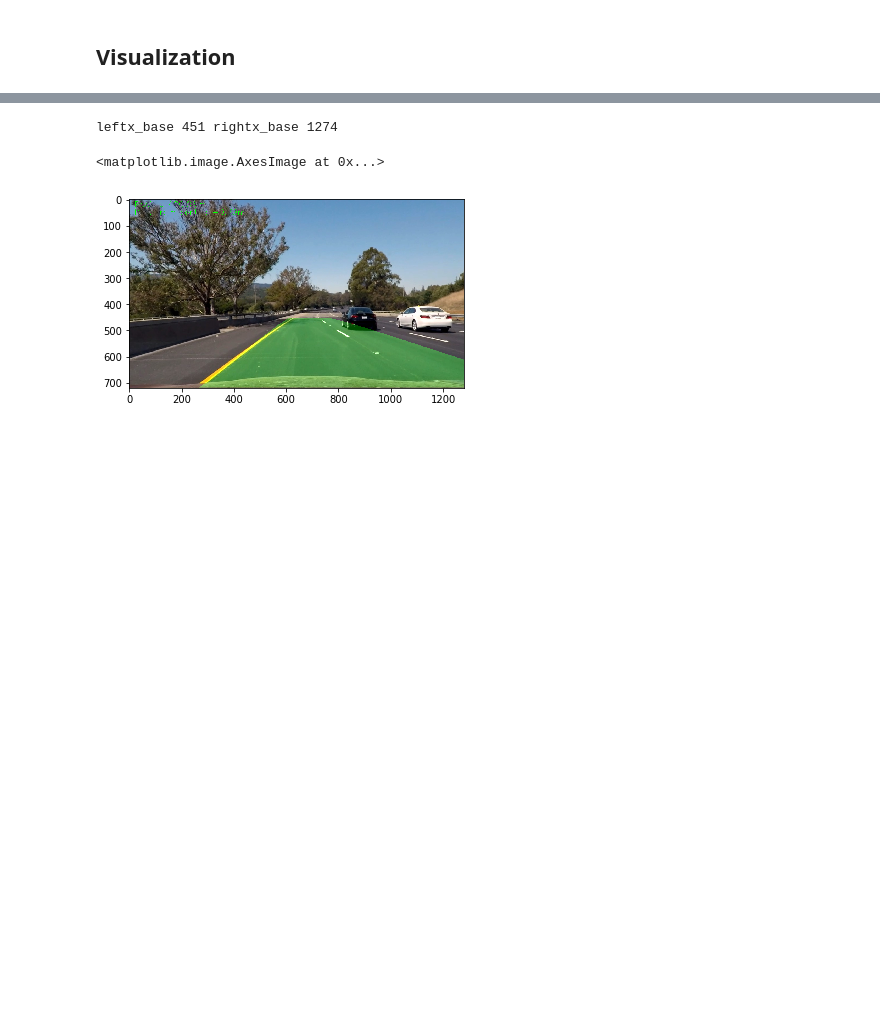
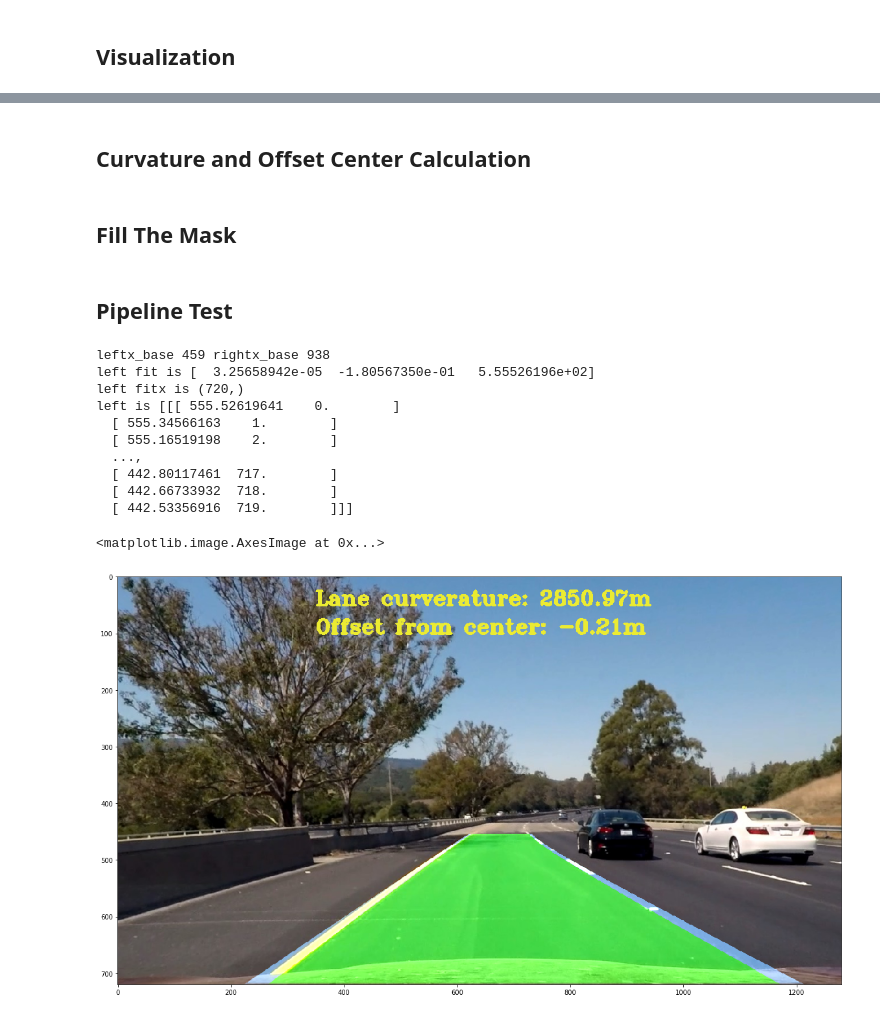
Before and after one commit to tx2016/Self-Driving_Car-Nanodegree-Projects, a Jupyter notebook: CarND-Advanced-Lane-Lines/Camera_Calibration & Interactive_Thresholding.ipynb, the cells around one changed output, grey strips where cells are left out. Drawn from its saved outputs; the diff is of its cells as text; code cells hidden in the pictures; blank space fills up the shorter version.

```diff
--- a/CarND-Advanced-Lane-Lines/Camera_Calibration & Interactive_Thresholding.ipynb
+++ b/CarND-Advanced-Lane-Lines/Camera_Calibration & Interactive_Thresholding.ipynb
@@ -217,0 +259,5 @@ interact(update, ksize=(1,31,2),
+# %%
+# Combine yellow and white mask
+image = mpimg.imread('test_images/test5.jpg')
+out_image = color_mask(image)
+plt.imshow(out_image,cmap='gray')
@@ -246,3 +269,13 @@ def thresh_pipeline(image, ksize=15, min_gradx=130, max_gradx=255, min_grady=130
+# %%
+def thresh_pipeline(image, ksize=15, min_mag=50, max_mag=220, min_dir=0.7, max_dir=1.20):
+    # Apply each of the thresholding functions
+
+    mag_binary = mag_thresh(image, sobel_kernel=ksize, mag_thresh=(min_mag,max_mag))
+    dir_binary = dir_threshold(image, sobel_kernel=ksize, thresh=(min_dir,max_dir))
+    white_yellow_binary = color_mask(image)
+    combined = np.zeros_like(mag_binary)
+    combined[((white_yellow_binary ==1) & ((dir_binary == 1) | (mag_binary == 1)))] = 1
+    return combined
 # %%
 images = glob.glob('test_images/*.jpg')
 plt.figure(figsize=(15,15))
@@ -461,3 +476,5 @@ leftx_base 458 rightx_base 944
+# %% [markdown]
+## Curvature and Offset Center Calculation
 # %%
 def calculate_curvature(ploty, left_fitx, right_fitx):
     y_eval = np.max(ploty)
@@ -483,6 +500,8 @@ def offset_center(left_fitx, right_fitx):
     center_x = 0.5*(left_x + right_x)
     offset_x = (1280/2 - center_x) * xm_per_pix
     return offset_x
+# %% [markdown]
+## Fill The Mask
 # %%
 def add_line_mask(warped, ploty, left_fitx, right_fitx):
     # Create an image to draw the lines on
@@ -494,32 +513,49 @@ def add_line_mask(warped, ploty, left_fitx, right_fitx):
     pts_right = np.array([np.flipud(np.transpose(np.vstack([right_fitx, ploty])))])
     pts = np.hstack((pts_left, pts_right))
 
+
+    print('left is', pts_left)
     # Draw the lane onto the warped blank image
     cv2.fillPoly(color_warp, np.int_([pts]), (0,255, 0))
+    cv2.polylines(color_warp, np.int_([pts_left]), False, (83, 173, 252), 20)
+    cv2.polylines(color_warp, np.int_([pts_right]), False, (83, 173, 252), 20)
     return color_warp
+# %% [markdown]
+## Pipeline Test
 # %%
 image = mpimg.imread('test_images/test6.jpg')
 img_undist = undistort(image)
 img_binary = thresh_pipeline(img_undist)
 top_down, Minv = perspective_transform(img_binary)
 left_fit, right_fit, test_img = detect_lines(binary_warped)
+print('left fit is', left_fit)
 
 ploty = np.linspace(0, 719, 720)
 left_fitx = left_fit[0]*ploty**2 + left_fit[1]*ploty + left_fit[2]
 right_fitx = right_fit[0]*ploty**2 + right_fit[1]*ploty + right_fit[2]
-
+print('left fitx is', left_fitx.shape)
 
 curverature = calculate_curvature(ploty, left_fitx, right_fitx)
 off_center = offset_center(left_fitx, right_fitx)
 
 color_warp = add_line_mask(img_binary, ploty, left_fitx, right_fitx)
 newwarp = cv2.warpPerspective(color_warp, Minv, (image.shape[1], image.shape[0]))
 # Combine the result with the original image
-result = cv2.addWeighted(img_undist, 1, newwarp, 0.3, 0)
-cv2.putText(result, "Radius: %.2fm" % curverature, (20, 30), cv2.FONT_HERSHEY_SIMPLEX, 1.0, (0, 255, 0))
-cv2.putText(result, "Dist. from center: %.2fm" % (off_center), (20, 60), cv2.FONT_HERSHEY_SIMPLEX, 1.0, (0, 255, 0))
+result = cv2.addWeighted(img_undist, 1, newwarp, 0.6, 0)
+cv2.putText(result, "Lane curverature: %.2fm" % curverature, (350, 50), cv2.FONT_HERSHEY_TRIPLEX, 1.2, (235, 235, 50),3)
+cv2.putText(result, "Offset from center: %.2fm" % (off_center), (350, 100), cv2.FONT_HERSHEY_TRIPLEX, 1.2, (235, 235, 50),3)
+plt.figure(figsize=(20,20))
 plt.imshow(result)
 # %% [output]
-leftx_base 451 rightx_base 1274
+leftx_base 459 rightx_base 938
+left fit is [  3.25658942e-05  -1.80567350e-01   5.55526196e+02]
+left fitx is (720,)
+left is [[[ 555.52619641    0.        ]
+  [ 555.34566163    1.        ]
+  [ 555.16519198    2.        ]
+  ...,
+  [ 442.80117461  717.        ]
+  [ 442.66733932  718.        ]
+  [ 442.53356916  719.        ]]]
 <matplotlib.image.AxesImage at 0x...>
-[figure, old version]
+[figure, new version]
```
Also changed, not shown: parts of 15 cells of this notebook.
